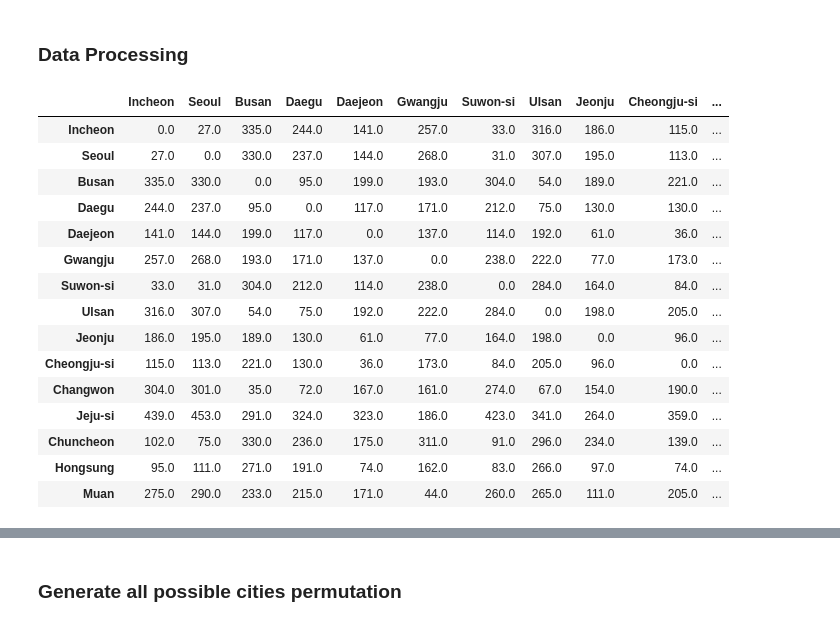
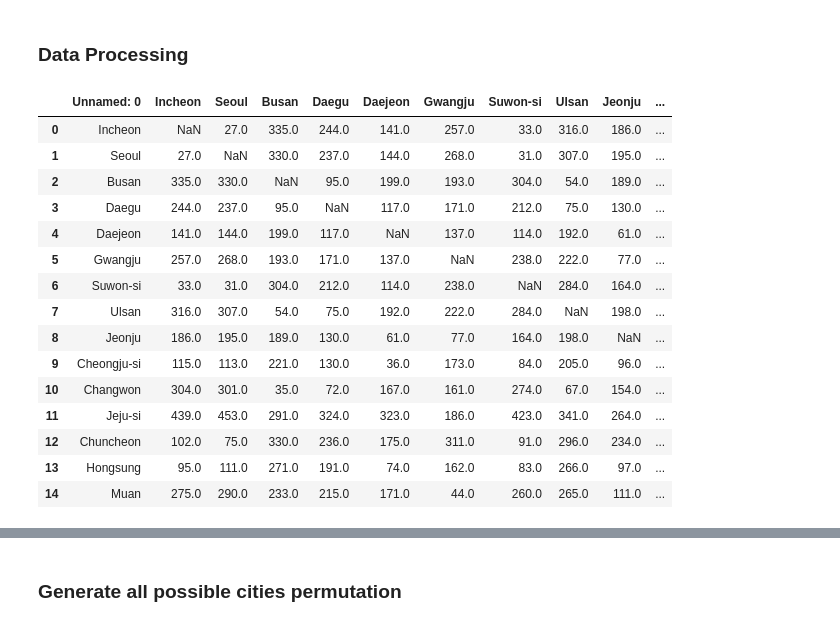
Before and after one commit to stupidpenguin/Computation_of_Data_Science, a Jupyter notebook: Homework_1/2_Optimization_of_Travel_Routes_for_South_Korea_Cities.ipynb, the cells around one changed output, grey strips where cells are left out. Saved outputs shown, nothing was run; the diff lists cells and outputs as text; code cells hidden in the pictures.

Commit message:
Map Cities index to Cities

```diff
--- a/Homework_1/2_Optimization_of_Travel_Routes_for_South_Korea_Cities.ipynb
+++ b/Homework_1/2_Optimization_of_Travel_Routes_for_South_Korea_Cities.ipynb
@@ -3,28 +3,30 @@
 # %%
 import pandas as pd
 import numpy as np
 from numpy import array
 
 Raw_Cities_Distance = pd.read_excel('Korea-Distance.xlsx', index_col=0)
+Label = pd.read_excel('Korea-Distance.xlsx')
 Raw_Cities_Distance = Raw_Cities_Distance.fillna(0)
 # Sometimes, there's a bug to exclude index column of xlsx files during reading,
 # even adding the 'index_col = None' statement.
 
-Raw_Cities_Distance
+# Raw_Cities_Distance
+Label
 # %% [output]
-|  | Incheon | Seoul | Busan | Daegu | Daejeon | Gwangju | Suwon-si | Ulsan | Jeonju | Cheongju-si | ... |
-| Incheon | 0.0 | 27.0 | 335.0 | 244.0 | 141.0 | 257.0 | 33.0 | 316.0 | 186.0 | 115.0 | ... |
-| Seoul | 27.0 | 0.0 | 330.0 | 237.0 | 144.0 | 268.0 | 31.0 | 307.0 | 195.0 | 113.0 | ... |
-| Busan | 335.0 | 330.0 | 0.0 | 95.0 | 199.0 | 193.0 | 304.0 | 54.0 | 189.0 | 221.0 | ... |
-| Daegu | 244.0 | 237.0 | 95.0 | 0.0 | 117.0 | 171.0 | 212.0 | 75.0 | 130.0 | 130.0 | ... |
-| Daejeon | 141.0 | 144.0 | 199.0 | 117.0 | 0.0 | 137.0 | 114.0 | 192.0 | 61.0 | 36.0 | ... |
-| Gwangju | 257.0 | 268.0 | 193.0 | 171.0 | 137.0 | 0.0 | 238.0 | 222.0 | 77.0 | 173.0 | ... |
-| Suwon-si | 33.0 | 31.0 | 304.0 | 212.0 | 114.0 | 238.0 | 0.0 | 284.0 | 164.0 | 84.0 | ... |
-| Ulsan | 316.0 | 307.0 | 54.0 | 75.0 | 192.0 | 222.0 | 284.0 | 0.0 | 198.0 | 205.0 | ... |
-| Jeonju | 186.0 | 195.0 | 189.0 | 130.0 | 61.0 | 77.0 | 164.0 | 198.0 | 0.0 | 96.0 | ... |
-| Cheongju-si | 115.0 | 113.0 | 221.0 | 130.0 | 36.0 | 173.0 | 84.0 | 205.0 | 96.0 | 0.0 | ... |
-| Changwon | 304.0 | 301.0 | 35.0 | 72.0 | 167.0 | 161.0 | 274.0 | 67.0 | 154.0 | 190.0 | ... |
-| Jeju-si | 439.0 | 453.0 | 291.0 | 324.0 | 323.0 | 186.0 | 423.0 | 341.0 | 264.0 | 359.0 | ... |
-| Chuncheon | 102.0 | 75.0 | 330.0 | 236.0 | 175.0 | 311.0 | 91.0 | 296.0 | 234.0 | 139.0 | ... |
-| Hongsung | 95.0 | 111.0 | 271.0 | 191.0 | 74.0 | 162.0 | 83.0 | 266.0 | 97.0 | 74.0 | ... |
-| Muan | 275.0 | 290.0 | 233.0 | 215.0 | 171.0 | 44.0 | 260.0 | 265.0 | 111.0 | 205.0 | ... |
+|  | Unnamed: 0 | Incheon | Seoul | Busan | Daegu | Daejeon | Gwangju | Suwon-si | Ulsan | Jeonju | ... |
+| 0 | Incheon | NaN | 27.0 | 335.0 | 244.0 | 141.0 | 257.0 | 33.0 | 316.0 | 186.0 | ... |
+| 1 | Seoul | 27.0 | NaN | 330.0 | 237.0 | 144.0 | 268.0 | 31.0 | 307.0 | 195.0 | ... |
+| 2 | Busan | 335.0 | 330.0 | NaN | 95.0 | 199.0 | 193.0 | 304.0 | 54.0 | 189.0 | ... |
+| 3 | Daegu | 244.0 | 237.0 | 95.0 | NaN | 117.0 | 171.0 | 212.0 | 75.0 | 130.0 | ... |
+| 4 | Daejeon | 141.0 | 144.0 | 199.0 | 117.0 | NaN | 137.0 | 114.0 | 192.0 | 61.0 | ... |
+| 5 | Gwangju | 257.0 | 268.0 | 193.0 | 171.0 | 137.0 | NaN | 238.0 | 222.0 | 77.0 | ... |
+| 6 | Suwon-si | 33.0 | 31.0 | 304.0 | 212.0 | 114.0 | 238.0 | NaN | 284.0 | 164.0 | ... |
+| 7 | Ulsan | 316.0 | 307.0 | 54.0 | 75.0 | 192.0 | 222.0 | 284.0 | NaN | 198.0 | ... |
+| 8 | Jeonju | 186.0 | 195.0 | 189.0 | 130.0 | 61.0 | 77.0 | 164.0 | 198.0 | NaN | ... |
+| 9 | Cheongju-si | 115.0 | 113.0 | 221.0 | 130.0 | 36.0 | 173.0 | 84.0 | 205.0 | 96.0 | ... |
+| 10 | Changwon | 304.0 | 301.0 | 35.0 | 72.0 | 167.0 | 161.0 | 274.0 | 67.0 | 154.0 | ... |
+| 11 | Jeju-si | 439.0 | 453.0 | 291.0 | 324.0 | 323.0 | 186.0 | 423.0 | 341.0 | 264.0 | ... |
+| 12 | Chuncheon | 102.0 | 75.0 | 330.0 | 236.0 | 175.0 | 311.0 | 91.0 | 296.0 | 234.0 | ... |
+| 13 | Hongsung | 95.0 | 111.0 | 271.0 | 191.0 | 74.0 | 162.0 | 83.0 | 266.0 | 97.0 | ... |
+| 14 | Muan | 275.0 | 290.0 | 233.0 | 215.0 | 171.0 | 44.0 | 260.0 | 265.0 | 111.0 | ... |
```
Also changed, not shown: parts of 9 cells of this notebook.
